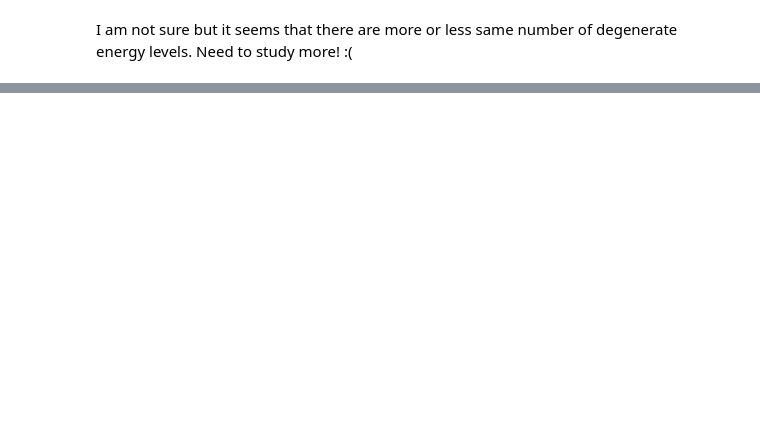
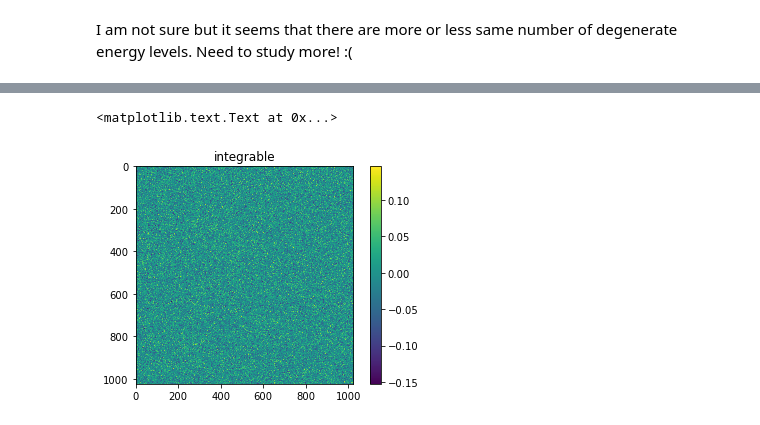
Before and after one commit to alexandreday/counterdiabatic-driving, a Jupyter notebook: zero_denom/jupyter_codes/int_nonint.ipynb, the cells around one changed output, grey strips where cells are left out. Saved outputs shown, nothing was run; the diff lists cells and outputs as text; code cells hidden in the pictures; blank space fills up the shorter version.

```diff
--- a/zero_denom/jupyter_codes/int_nonint.ipynb
+++ b/zero_denom/jupyter_codes/int_nonint.ipynb
@@ -83,0 +122,13 @@ I am not sure but it seems that there are more or less same number of degenerate
+# %%
+L=10
+H=Ham_int(L)
+E_int,V_int= H.eigh()
+op_lamb= del_lambda_Ham(L)
+num_lamb = np.dot(V_int,np.dot(op_lamb.toarray(),np.conj(V_int)))
+# %%
+plt.imshow(np.real(num_lamb))
+plt.colorbar()
+plt.title("integrable")
+# %% [output]
+<matplotlib.text.Text at 0x...>
+[figure, added]
```
Also changed, not shown: parts of 20 cells of this notebook, 29 other files.
